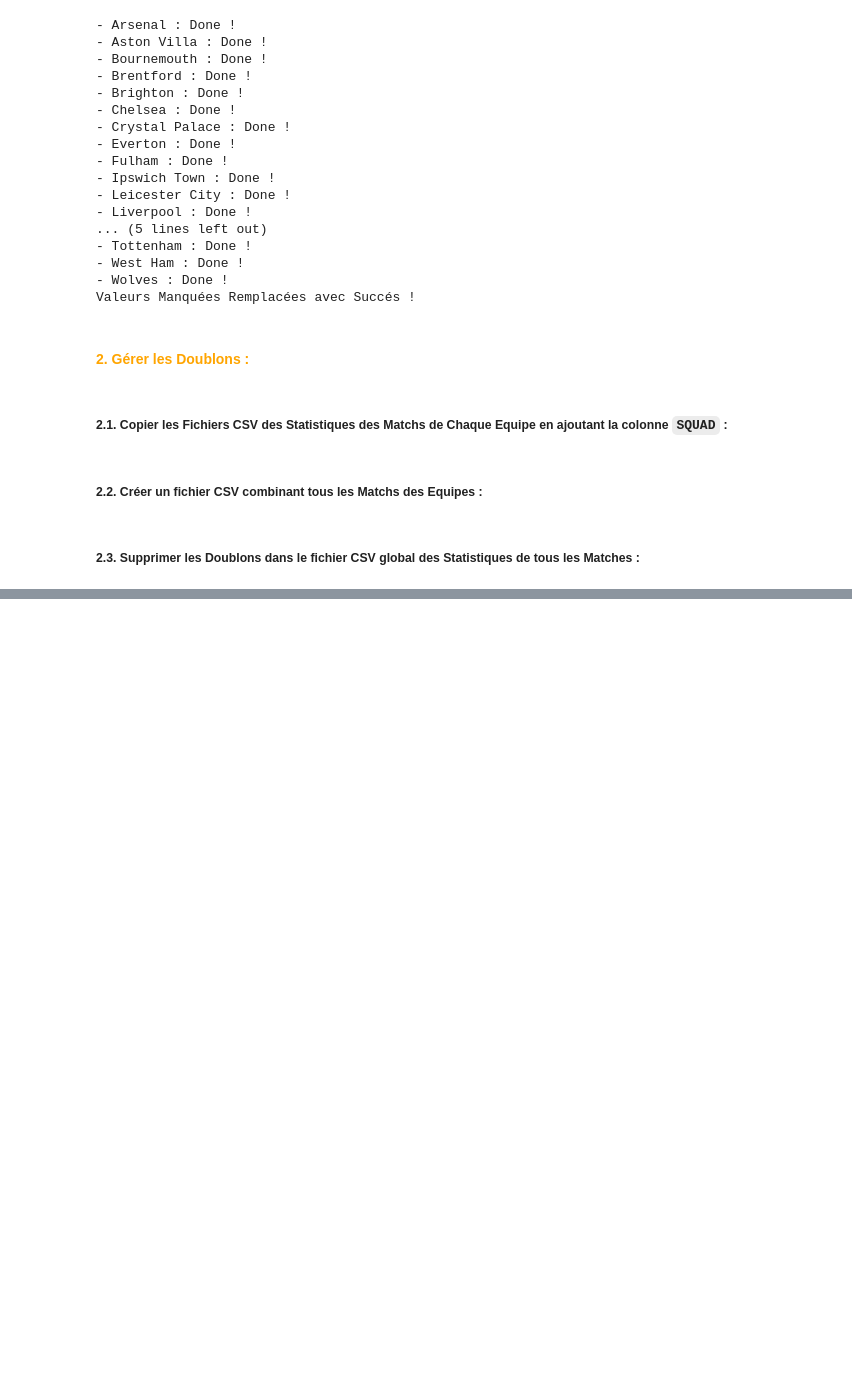
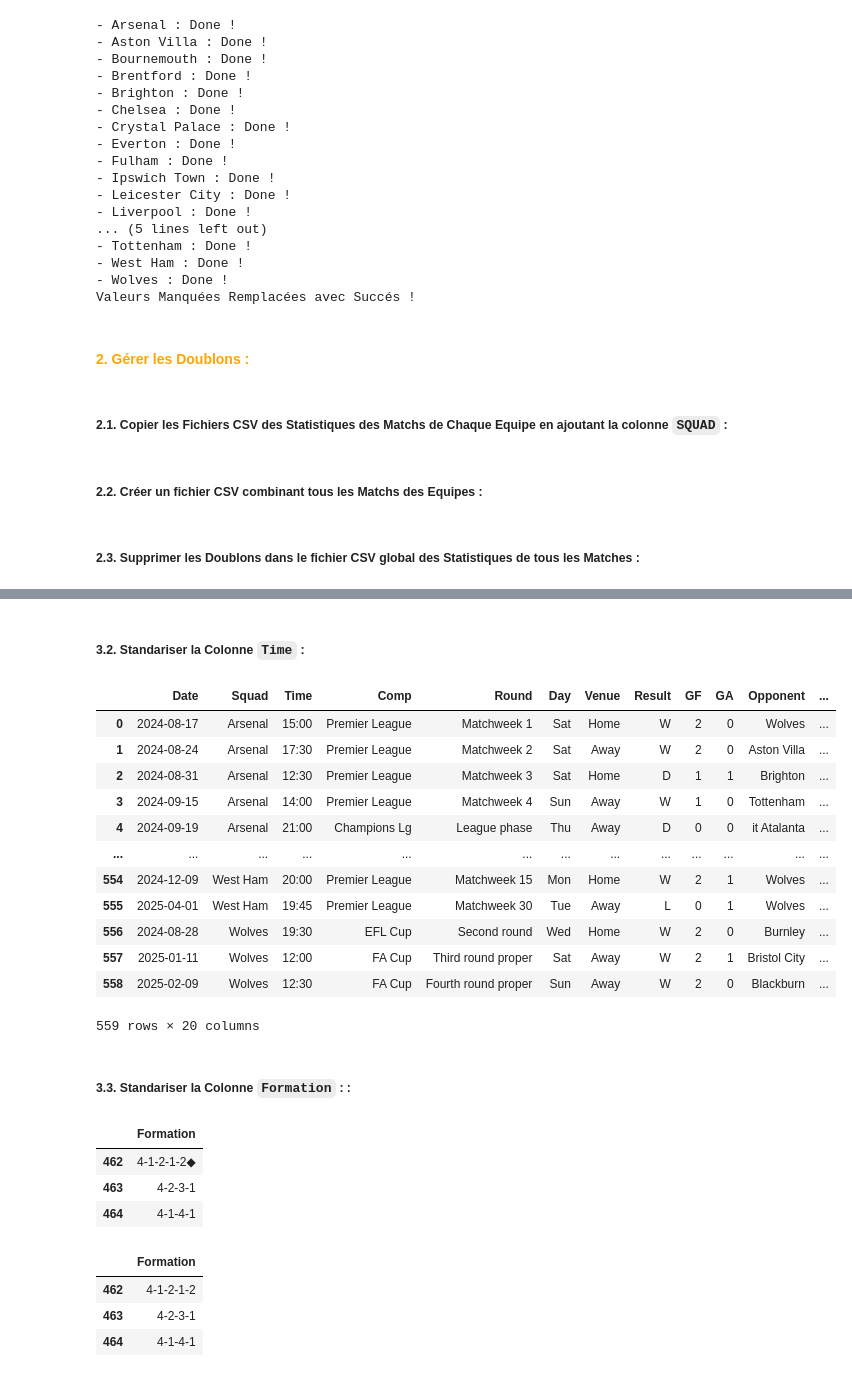
Before and after one commit to ABDELHAFIDAIT/FootVerse, a Jupyter notebook: notebooks/02_cleaning.ipynb, the cells around one changed output, grey strips where cells are left out. Drawn from its saved outputs; the diff is of its cells as text; code cells hidden in the pictures; blank space fills up the shorter version.

Commit message:
FOOT-11 En tant que data analyst, je veux harmoniser les noms de colonnes et les formats afin de faciliter l’importation dans la base de données PostgreSQL.

```diff
--- a/notebooks/02_cleaning.ipynb
+++ b/notebooks/02_cleaning.ipynb
@@ -240,0 +320,6 @@ df.to_csv("../data/silver/scores.csv", index=False)
+# %%
+import pandas as pd
+
+df = pd.read_csv("../data/silver/scores.csv")
+
+df.head()
@@ -240,0 +333,44 @@ df.to_csv("../data/silver/scores.csv", index=False)
+# %% [markdown]
+##### **3.2. Standariser la Colonne ``Time`` :**
+# %%
+df["Time"] = df["Time"].apply(
+    lambda row : row.split('(')[0]
+)
+
+df["Time"].head()
+
+df
+# %% [output]
+|  | Date | Squad | Time | Comp | Round | Day | Venue | Result | GF | GA | Opponent | ... |
+| 0 | 2024-08-17 | Arsenal | 15:00 | Premier League | Matchweek 1 | Sat | Home | W | 2 | 0 | Wolves | ... |
+| 1 | 2024-08-24 | Arsenal | 17:30 | Premier League | Matchweek 2 | Sat | Away | W | 2 | 0 | Aston Villa | ... |
+| 2 | 2024-08-31 | Arsenal | 12:30 | Premier League | Matchweek 3 | Sat | Home | D | 1 | 1 | Brighton | ... |
+| 3 | 2024-09-15 | Arsenal | 14:00 | Premier League | Matchweek 4 | Sun | Away | W | 1 | 0 | Tottenham | ... |
+| 4 | 2024-09-19 | Arsenal | 21:00 | Champions Lg | League phase | Thu | Away | D | 0 | 0 | it Atalanta | ... |
+| ... | ... | ... | ... | ... | ... | ... | ... | ... | ... | ... | ... | ... |
+| 554 | 2024-12-09 | West Ham | 20:00 | Premier League | Matchweek 15 | Mon | Home | W | 2 | 1 | Wolves | ... |
+| 555 | 2025-04-01 | West Ham | 19:45 | Premier League | Matchweek 30 | Tue | Away | L | 0 | 1 | Wolves | ... |
+| 556 | 2024-08-28 | Wolves | 19:30 | EFL Cup | Second round | Wed | Home | W | 2 | 0 | Burnley | ... |
+| 557 | 2025-01-11 | Wolves | 12:00 | FA Cup | Third round proper | Sat | Away | W | 2 | 1 | Bristol City | ... |
+| 558 | 2025-02-09 | Wolves | 12:30 | FA Cup | Fourth round proper | Sun | Away | W | 2 | 0 | Blackburn | ... |
+559 rows × 20 columns
+# %% [markdown]
+##### **3.3. Standariser la Colonne ``Formation`` : :**
+# %%
+df.iloc[462:465, 16:17]
+# %% [output]
+|  | Formation |
+| 462 | 4-1-2-1-2◆ |
+| 463 | 4-2-3-1 |
+| 464 | 4-1-4-1 |
+# %%
+df["Formation"] = df["Formation"].apply(
+    lambda row : row.split('◆')[0]
+)
+
+df.iloc[462:465, 16:17]
+# %% [output]
+|  | Formation |
+| 462 | 4-1-2-1-2 |
+| 463 | 4-2-3-1 |
+| 464 | 4-1-4-1 |
```
Also changed, not shown: parts of 22 cells of this notebook, 22 other files.
